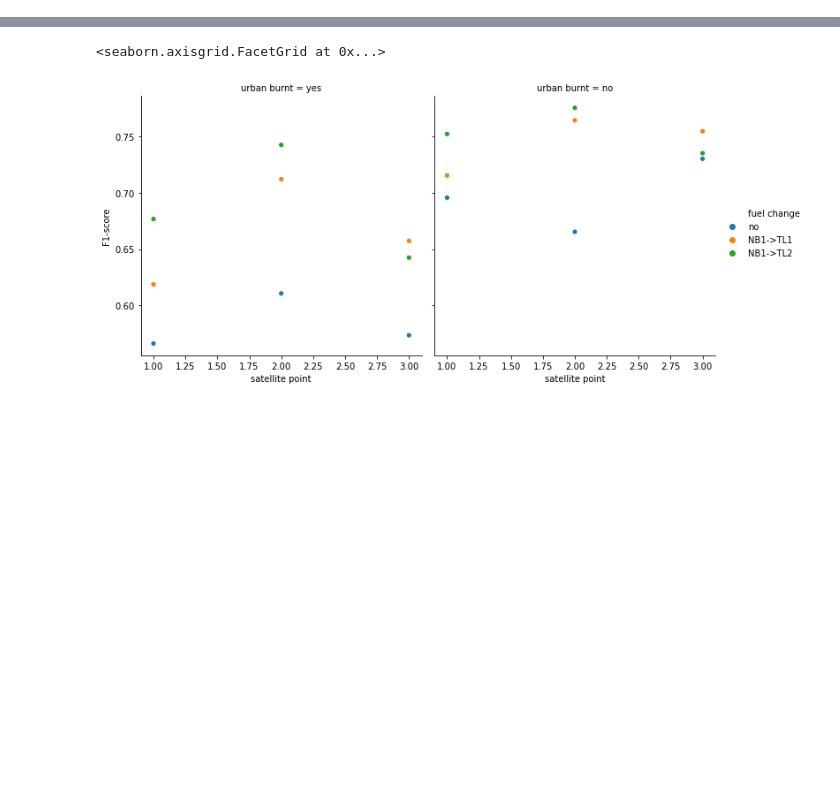
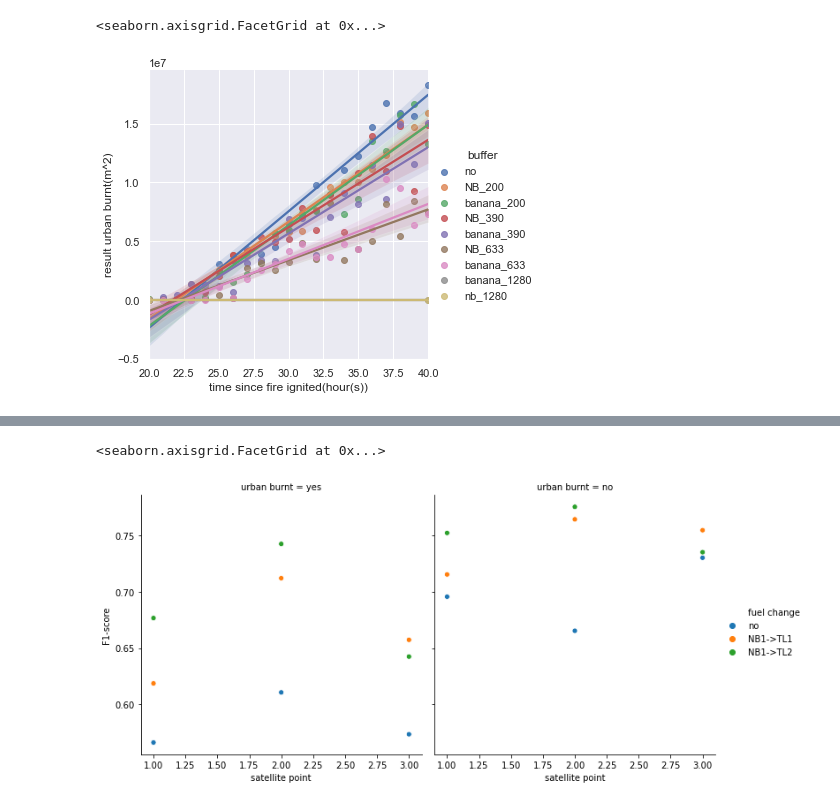
Before and after one commit to fxdawnn/VeggieWildfire, a Jupyter notebook: standard_buffer_testing.ipynb, the cells around one changed output, grey strips where cells are left out. Saved outputs shown, nothing was run; the diff lists cells and outputs as text; code cells hidden in the pictures; blank space fills up the shorter version.

```diff
--- a/standard_buffer_testing.ipynb
+++ b/standard_buffer_testing.ipynb
@@ -12,0 +19,7 @@ df_f1 = pd.read_csv("F1_testing_urban_change.csv")
+# %%
+df_20_40 = pd.read_csv("fire progression -- ALL buffer _ urban_to_TL2 - 20-40-2.csv")
+sns.set(color_codes=True)
+sns.lmplot(x="time since fire ignited(hour(s))",y="result urban burnt(m^2)", hue="buffer", data=df_20_40)
+# %% [output]
+<seaborn.axisgrid.FacetGrid at 0x...>
+[figure, added]
```
Also changed, not shown: parts of 34 cells of this notebook, 1 other file.
